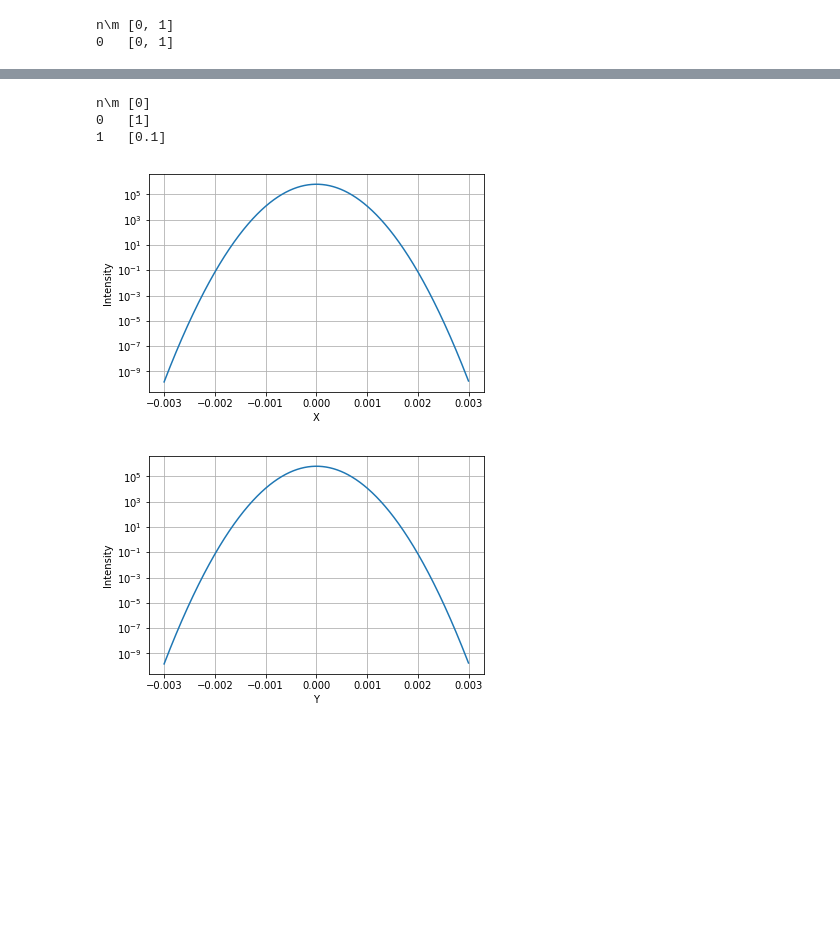
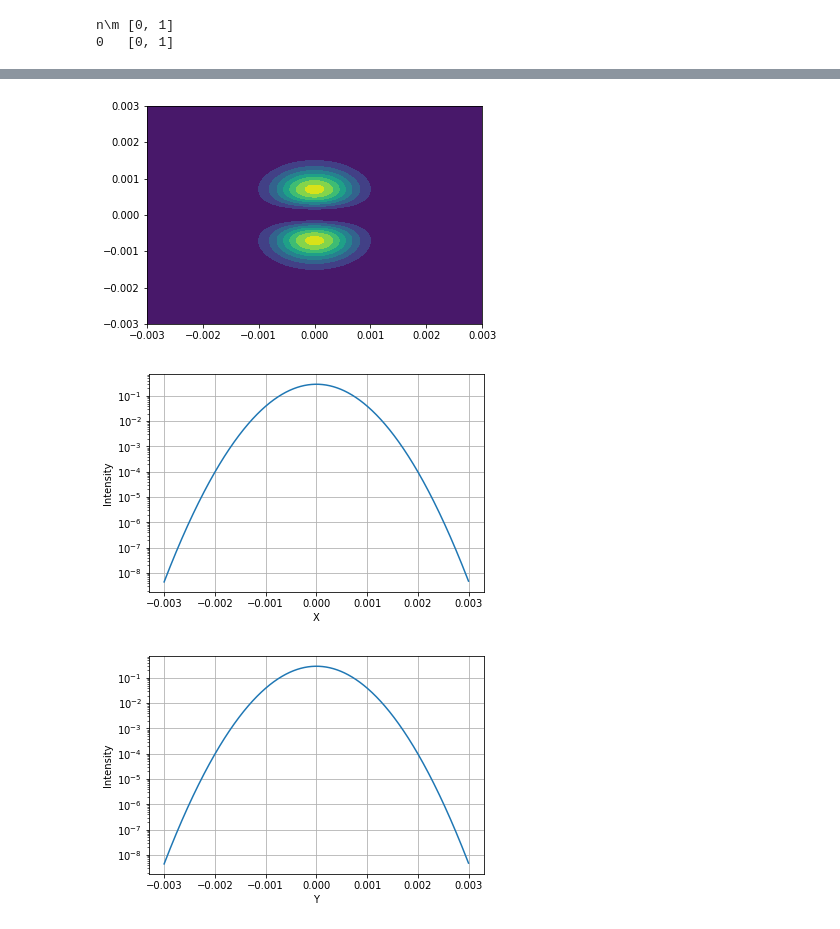
Before and after one commit to Edwards-Paul/Python-HG-Modes, a Jupyter notebook: HG Modes/main.ipynb, the cells around one changed output, grey strips where cells are left out. Drawn from its saved outputs; the diff is of its cells as text; code cells hidden in the pictures; blank space fills up the shorter version.

Commit message:
IntensitySlice & contour plots

```diff
--- a/HG Modes/main.ipynb
+++ b/HG Modes/main.ipynb
@@ -3,7 +8,7 @@ import PauLisa as pl
 # %%
-modes2=pl.Modes((0,1,1))
+modes=pl.Modes((0,1,1))
 
-pl.ShowModes(modes2)
+pl.ShowModes(modes)
 # %% [output]
 n\m [0, 1]
 0   [0, 1]
@@ -19,9 +17,0 @@ pl.IntensitySliceX(f2)
-# %%
-modes = pl.Modes((0,0,1),
-     (1,0,.1))
-
-pl.ShowModes(modes)
-# %% [output]
-n\m [0]
-0   [1]
-1   [0.1]
@@ -30,6 +18,10 @@ f = pl.Calculate(-0.003,0.003,-0.003,0.003,0,modes)
+# %%
+pl.Contour(f)
+# %% [output]
+[figure, added]
 # %%
 pl.IntensitySliceX(f)
 pl.IntensitySliceY(f)
 # %% [output]
-[figure, old version]
+[figure, new version]
-[figure, old version]
+[figure, new version]
```
Also changed, not shown: parts of 4 cells of this notebook, 2 other files.
